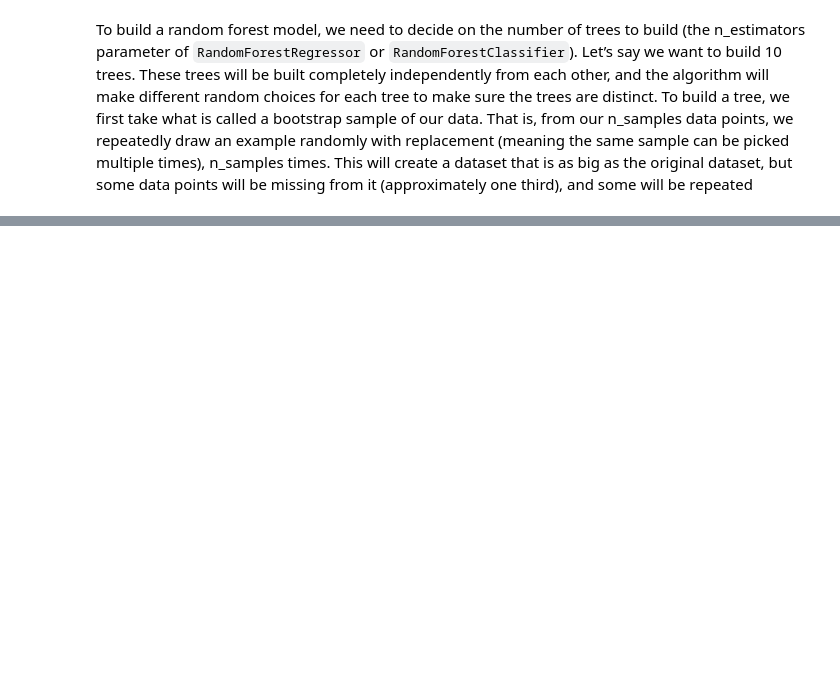
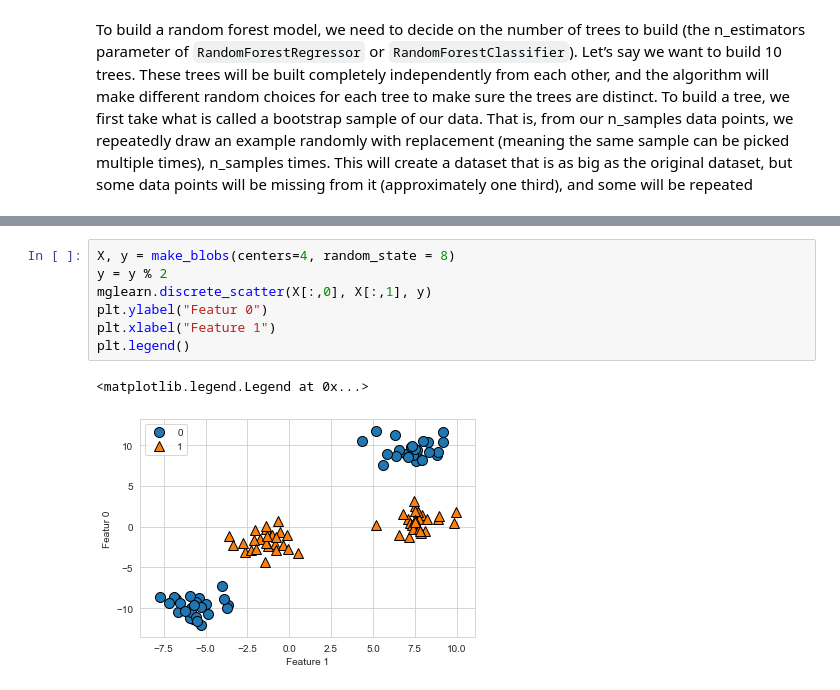
Before and after one commit to codingfinance/Introductio_to_ML_with_Python, a Jupyter notebook: 02-Supervised-Learning.ipynb, the cells around one changed output, grey strips where cells are left out. Cells and saved outputs as stored; diff of their text form; blank space fills up the shorter version.

```diff
--- a/02-Supervised-Learning.ipynb
+++ b/02-Supervised-Learning.ipynb
@@ -967,0 +1106,10 @@ number of trees to build (the n_estimators parameter of `RandomForestRegressor`
+# %%
+X, y = make_blobs(centers=4, random_state = 8)
+y = y % 2
+mglearn.discrete_scatter(X[:,0], X[:,1], y)
+plt.ylabel("Featur 0")
+plt.xlabel("Feature 1")
+plt.legend()
+# %% [output]
+<matplotlib.legend.Legend at 0x...>
+[figure, added]
```
Also changed, not shown: parts of 31 cells of this notebook.
